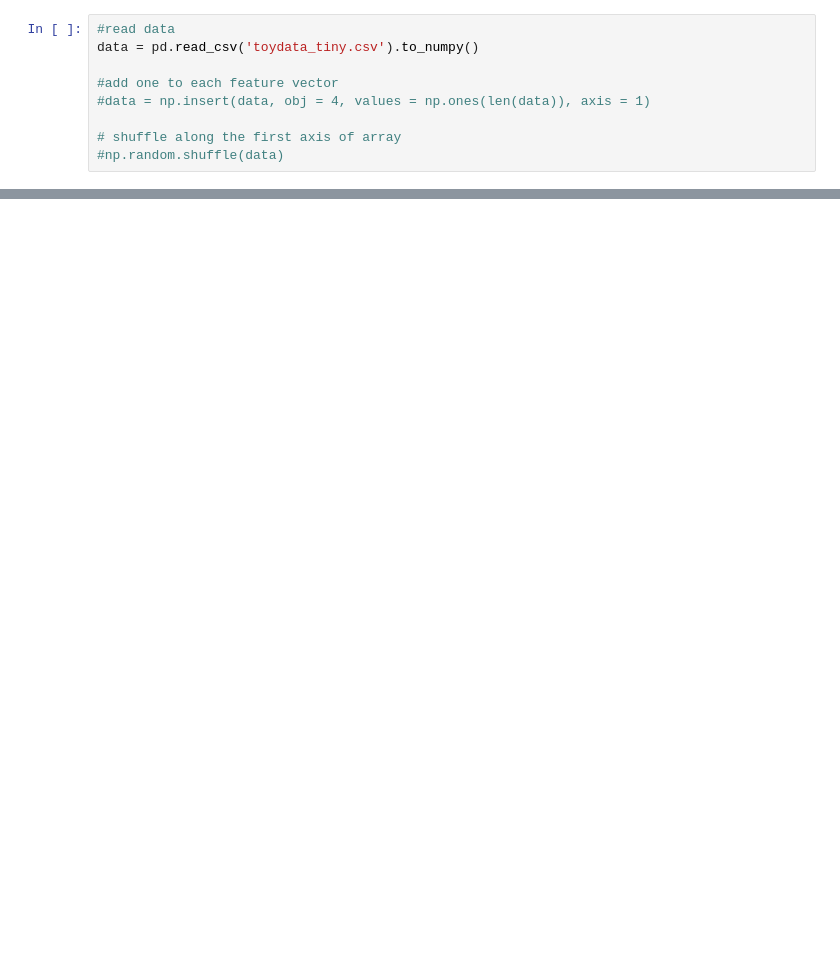
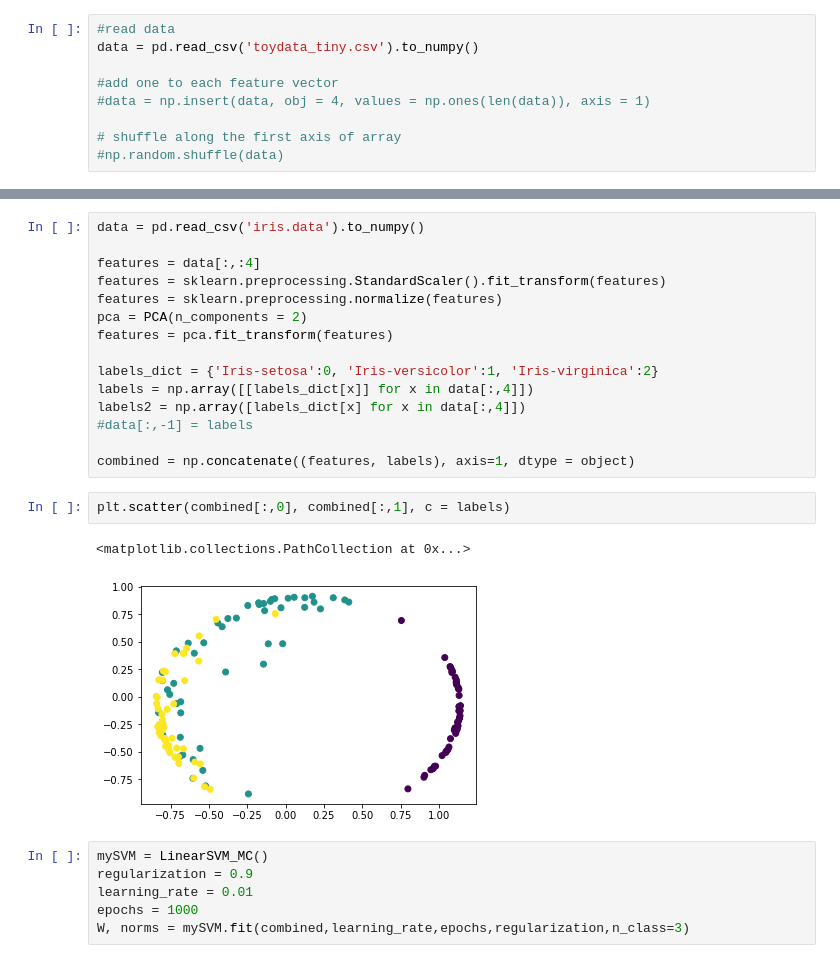
Before and after one commit to kh65/Assignment_2, a Jupyter notebook: Assignment_2.ipynb, the cells around one changed output, grey strips where cells are left out. Saved outputs shown, nothing was run; the diff lists cells and outputs as text; blank space fills up the shorter version.

```diff
--- a/Assignment_2.ipynb
+++ b/Assignment_2.ipynb
@@ -149,0 +201,26 @@ array([[ 9.0892326 ,  4.10960065,  1.        ],
+# %%
+data = pd.read_csv('iris.data').to_numpy()
+
+features = data[:,:4]
+features = sklearn.preprocessing.StandardScaler().fit_transform(features)
+features = sklearn.preprocessing.normalize(features)
+pca = PCA(n_components = 2)
+features = pca.fit_transform(features)
+
+labels_dict = {'Iris-setosa':0, 'Iris-versicolor':1, 'Iris-virginica':2}
+labels = np.array([[labels_dict[x]] for x in data[:,4]])
+labels2 = np.array([labels_dict[x] for x in data[:,4]])
+#data[:,-1] = labels
+
+combined = np.concatenate((features, labels), axis=1, dtype = object)
+# %%
+plt.scatter(combined[:,0], combined[:,1], c = labels)
+# %% [output]
+<matplotlib.collections.PathCollection at 0x...>
+[figure, added]
+# %%
+mySVM = LinearSVM_MC()
+regularization = 0.9
+learning_rate = 0.01
+epochs = 1000
+W, norms = mySVM.fit(combined,learning_rate,epochs,regularization,n_class=3)
```
Also changed, not shown: parts of 11 cells of this notebook, 1 other file.
